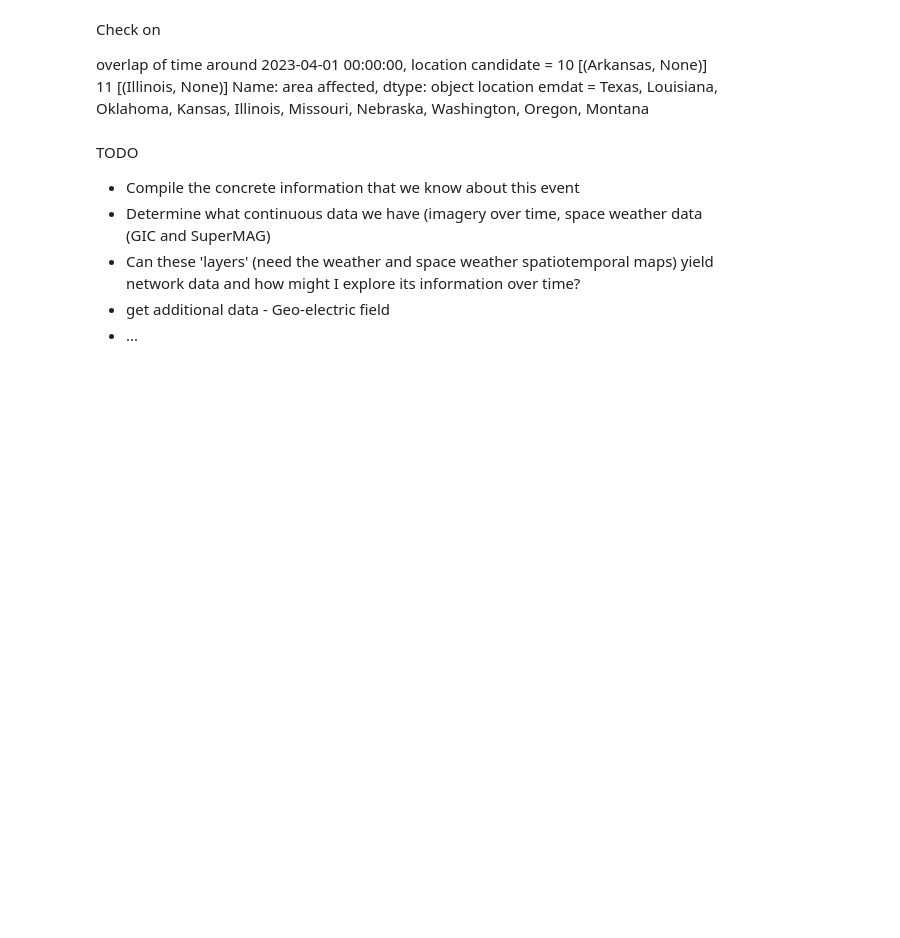
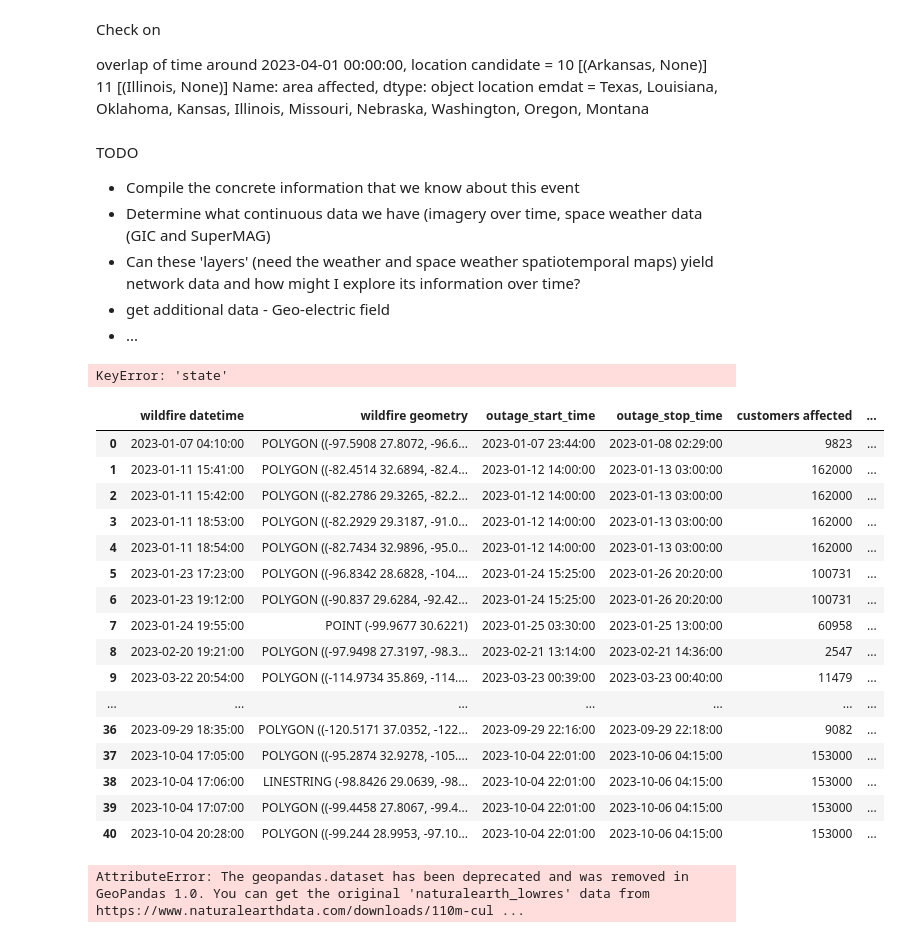
Before and after one commit to Complex-Risk-Collective/.github, a Jupyter notebook: Projects/NASA-disasters-grid-resilience/notebooks/multihazard_event_study_experiment_v2.ipynb, the cells around one changed output. Drawn from its saved outputs; the diff is of its cells as text; code cells hidden in the pictures; blank space fills up the shorter version.

Commit message:
added shapefile for multihazard event

```diff
--- a/Projects/NASA-disasters-grid-resilience/notebooks/multihazard_event_study_experiment_v2.ipynb
+++ b/Projects/NASA-disasters-grid-resilience/notebooks/multihazard_event_study_experiment_v2.ipynb
@@ -844,3 +844,70 @@ TODO
 - Can these 'layers' (need the weather and space weather spatiotemporal maps) yield network data and how might I explore its information over time?
 - get additional data - Geo-electric field
 - ...
+# %%
+import pandas as pd
+import geopandas as gpd
+
+# Path to the pickle file
+pkl_file_path = '/Users/ryanmc/Documents/Conferences/Jack_Eddy_Symposium_2022/dev/candidate_multihazards_data/wildfire_space-weather_2023_candidates.pkl'
+
+# Load the pickle file using pandas
+candidate_events_df = pd.read_pickle(pkl_file_path)
+
+# If the DataFrame contains geospatial data, convert it to a GeoDataFrame
+if 'outage geometry' in candidate_events_df.columns:
+    candidate_events_gdf = gpd.GeoDataFrame(candidate_events_df, geometry='outage geometry')
+    # Filter for events in California
+    california_events = candidate_events_gdf[candidate_events_gdf['state'] == 'California']
+    print(california_events)
+else:
+    print("The DataFrame does not contain a 'geometry' column.")
+# %% [output]
+KeyError: 'state'
+# %%
+candidate_events_df
+# %% [output]
+|  | wildfire datetime | wildfire geometry | outage_start_time | outage_stop_time | customers affected | ... |
+| 0 | 2023-01-07 04:10:00 | POLYGON ((-97.5908 27.8072, -96.6... | 2023-01-07 23:44:00 | 2023-01-08 02:29:00 | 9823 | ... |
+| 1 | 2023-01-11 15:41:00 | POLYGON ((-82.4514 32.6894, -82.4... | 2023-01-12 14:00:00 | 2023-01-13 03:00:00 | 162000 | ... |
+| 2 | 2023-01-11 15:42:00 | POLYGON ((-82.2786 29.3265, -82.2... | 2023-01-12 14:00:00 | 2023-01-13 03:00:00 | 162000 | ... |
+| 3 | 2023-01-11 18:53:00 | POLYGON ((-82.2929 29.3187, -91.0... | 2023-01-12 14:00:00 | 2023-01-13 03:00:00 | 162000 | ... |
+| 4 | 2023-01-11 18:54:00 | POLYGON ((-82.7434 32.9896, -95.0... | 2023-01-12 14:00:00 | 2023-01-13 03:00:00 | 162000 | ... |
+| 5 | 2023-01-23 17:23:00 | POLYGON ((-96.8342 28.6828, -104.... | 2023-01-24 15:25:00 | 2023-01-26 20:20:00 | 100731 | ... |
+| 6 | 2023-01-23 19:12:00 | POLYGON ((-90.837 29.6284, -92.42... | 2023-01-24 15:25:00 | 2023-01-26 20:20:00 | 100731 | ... |
+| 7 | 2023-01-24 19:55:00 | POINT (-99.9677 30.6221) | 2023-01-25 03:30:00 | 2023-01-25 13:00:00 | 60958 | ... |
+| 8 | 2023-02-20 19:21:00 | POLYGON ((-97.9498 27.3197, -98.3... | 2023-02-21 13:14:00 | 2023-02-21 14:36:00 | 2547 | ... |
+| 9 | 2023-03-22 20:54:00 | POLYGON ((-114.9734 35.869, -114.... | 2023-03-23 00:39:00 | 2023-03-23 00:40:00 | 11479 | ... |
+| ... | ... | ... | ... | ... | ... | ... |
+| 36 | 2023-09-29 18:35:00 | POLYGON ((-120.5171 37.0352, -122... | 2023-09-29 22:16:00 | 2023-09-29 22:18:00 | 9082 | ... |
+| 37 | 2023-10-04 17:05:00 | POLYGON ((-95.2874 32.9278, -105.... | 2023-10-04 22:01:00 | 2023-10-06 04:15:00 | 153000 | ... |
+| 38 | 2023-10-04 17:06:00 | LINESTRING (-98.8426 29.0639, -98... | 2023-10-04 22:01:00 | 2023-10-06 04:15:00 | 153000 | ... |
+| 39 | 2023-10-04 17:07:00 | POLYGON ((-99.4458 27.8067, -99.4... | 2023-10-04 22:01:00 | 2023-10-06 04:15:00 | 153000 | ... |
+| 40 | 2023-10-04 20:28:00 | POLYGON ((-99.244 28.9953, -97.10... | 2023-10-04 22:01:00 | 2023-10-06 04:15:00 | 153000 | ... |
+# %%
+# Read in a pickle file containing a GeoPandas DataFrame of candidate events
+import pandas as pd
+import geopandas as gpd
+
+# Path to the pickle file
+pkl_file_path = '/Users/ryanmc/Documents/Conferences/Jack_Eddy_Symposium_2022/dev/candidate_multihazards_data/wildfire_space-weather_2023_candidates.pkl'
+
+# Load the pickle file using pandas
+candidate_events_df = pd.read_pickle(pkl_file_path)
+
+# If the DataFrame contains geospatial data, convert it to a GeoDataFrame
+if 'outage geometry' in candidate_events_df.columns:
+    candidate_events_gdf = gpd.GeoDataFrame(candidate_events_df, geometry='outage geometry')
+
+    # Filter for events in California based on geometry
+    california_events = candidate_events_gdf[candidate_events_gdf['outage geometry'].intersects(gpd.GeoSeries.from_file(gpd.datasets.get_path('naturalearth_lowres'))[gpd.GeoSeries.from_file(gpd.datasets.get_path('naturalearth_lowres'))['name'] == 'California'].unary_union)]
+
+    # Display the filtered events
+    print(california_events)
+
+    # Optionally, save the filtered events to a new file
+    california_events.to_file('california_events.geojson', driver='GeoJSON')
+else:
+    print("The DataFrame does not contain a 'geometry' column.")
+# %% [output]
+AttributeError: The geopandas.dataset has been deprecated and was removed in GeoPandas 1.0. You can get the original 'naturalearth_lowres' data from https://www.naturalearthdata.com/downloads/110m-cul ...
```
Also changed, not shown: parts of 3 cells of this notebook, 1 other file.
